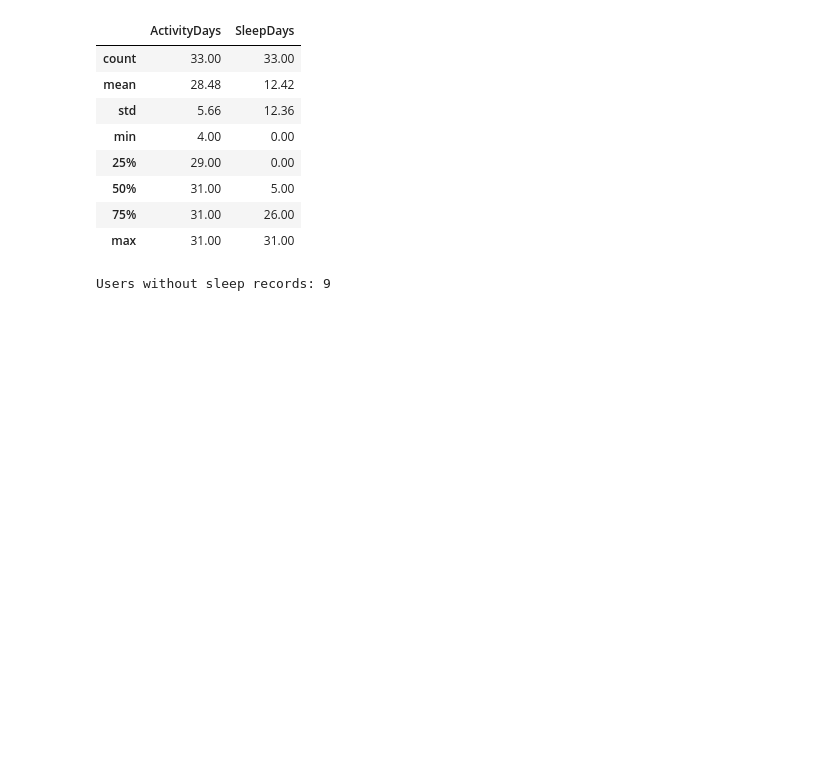
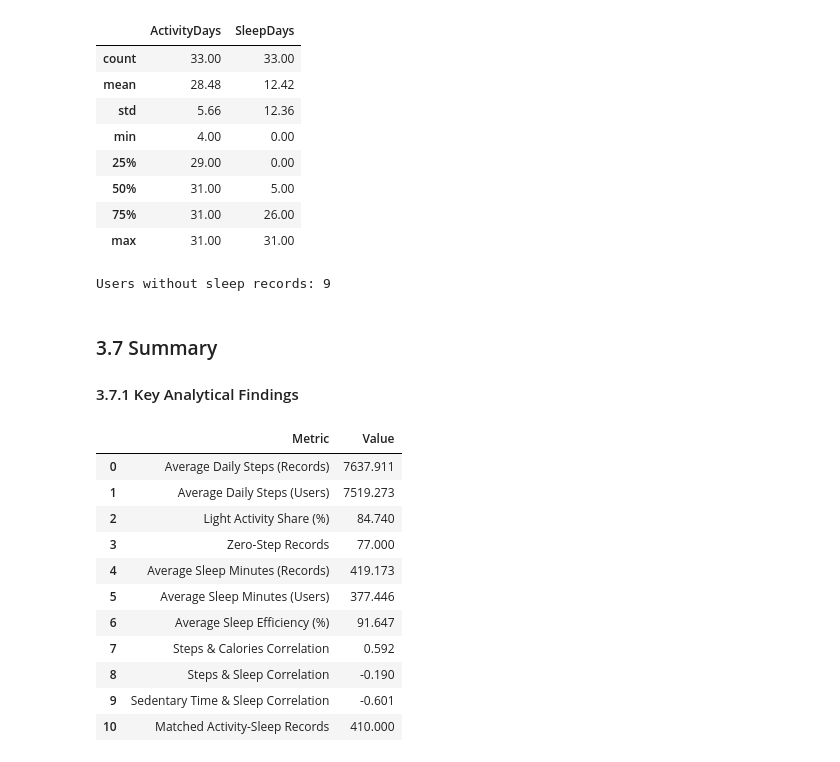
Before and after one commit to Abdallah-9i/bellabeat-data-analysis, a Jupyter notebook: notebooks/03_exploratory_data_analysis.ipynb, the cells around one changed output. Cells and saved outputs as stored; diff of their text form; code cells hidden in the pictures; blank space fills up the shorter version.

Commit message:
feat: summarize key EDA findings

```diff
--- a/notebooks/03_exploratory_data_analysis.ipynb
+++ b/notebooks/03_exploratory_data_analysis.ipynb
@@ -557,3 +557,52 @@ User Data Coverage:
 | 75% | 31.00 | 26.00 |
 | max | 31.00 | 31.00 |
 Users without sleep records: 9
+# %% [markdown]
+### 3.7 Summary
+
+#### 3.7.1 Key Analytical Findings
+# %%
+# Consolidate key analytical findings
+key_findings = pd.DataFrame({
+    "Metric": [
+        "Average Daily Steps (Records)",
+        "Average Daily Steps (Users)",
+        "Light Activity Share (%)",
+        "Zero-Step Records",
+        "Average Sleep Minutes (Records)",
+        "Average Sleep Minutes (Users)",
+        "Average Sleep Efficiency (%)",
+        "Steps & Calories Correlation",
+        "Steps & Sleep Correlation",
+        "Sedentary Time & Sleep Correlation",
+        "Matched Activity-Sleep Records"
+    ],
+    "Value": [
+        activity_df["TotalSteps"].mean(),
+        user_steps["AverageDailySteps"].mean(),
+        intensity_summary.loc["LightlyActiveMinutes", "Share of Active Minutes (%)"],
+        (activity_df["TotalSteps"] == 0).sum(),
+        sleep_df["TotalMinutesAsleep"].mean(),
+        user_sleep["AverageSleepMinutes"].mean(),
+        sleep_efficiency.mean(),
+        steps_calories_corr,
+        steps_sleep_corr,
+        sedentary_sleep_corr,
+        len(merged_df)
+    ]
+})
+
+display(key_findings.round(3))
+# %% [output]
+|  | Metric | Value |
+| 0 | Average Daily Steps (Records) | 7637.911 |
+| 1 | Average Daily Steps (Users) | 7519.273 |
+| 2 | Light Activity Share (%) | 84.740 |
+| 3 | Zero-Step Records | 77.000 |
+| 4 | Average Sleep Minutes (Records) | 419.173 |
+| 5 | Average Sleep Minutes (Users) | 377.446 |
+| 6 | Average Sleep Efficiency (%) | 91.647 |
+| 7 | Steps & Calories Correlation | 0.592 |
+| 8 | Steps & Sleep Correlation | -0.190 |
+| 9 | Sedentary Time & Sleep Correlation | -0.601 |
+| 10 | Matched Activity-Sleep Records | 410.000 |
```
